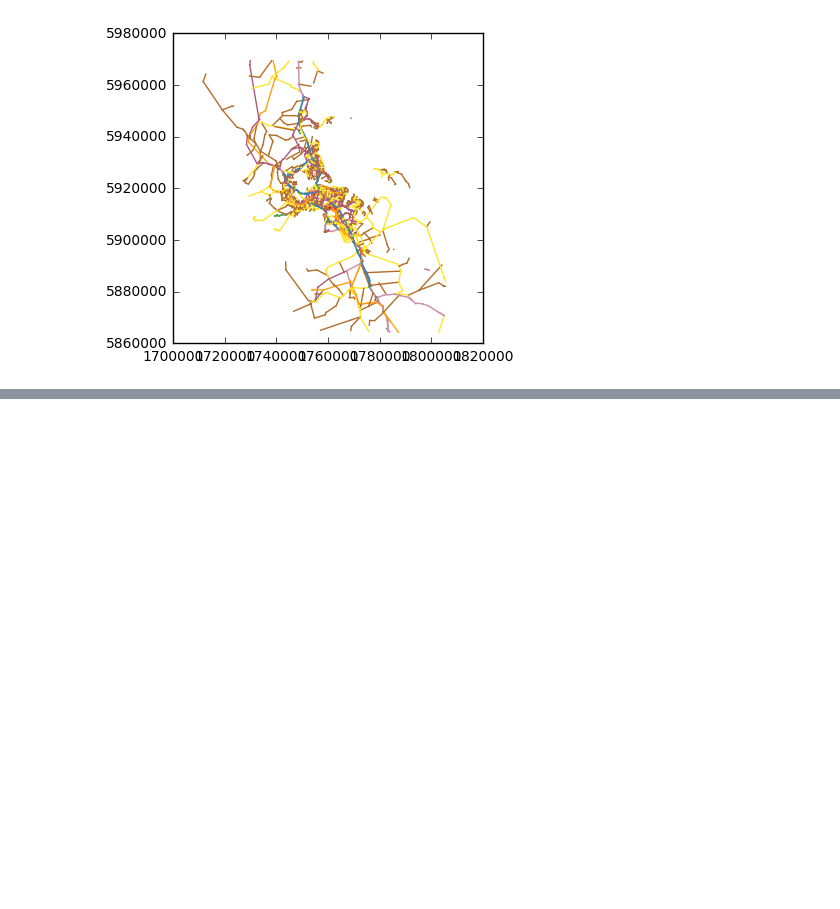
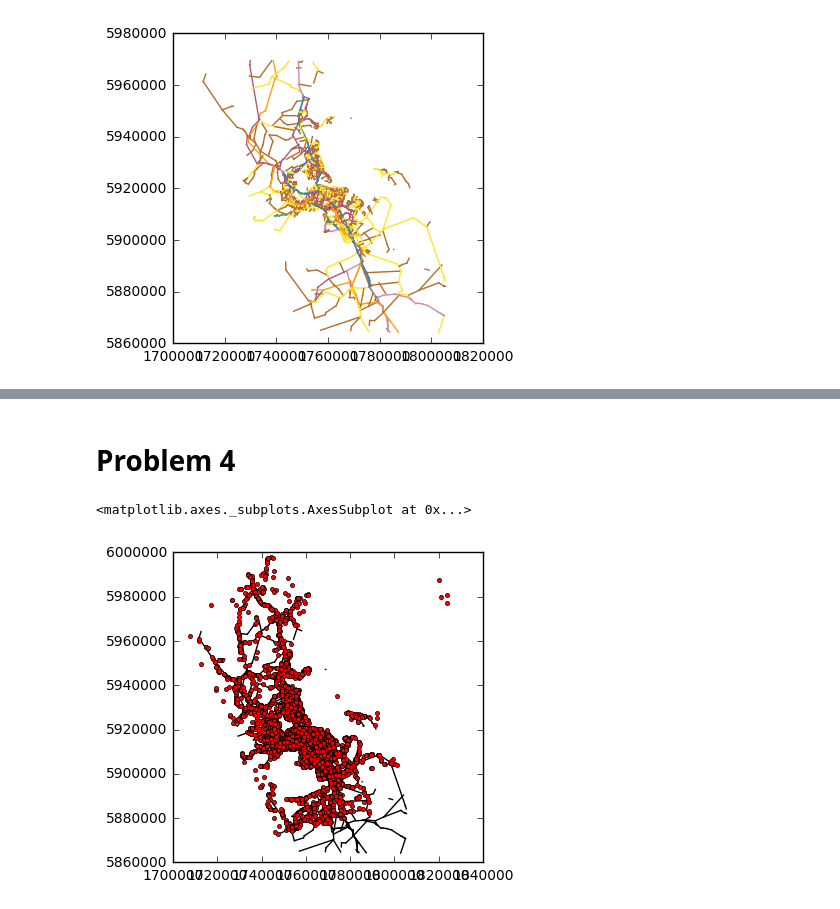
Before and after one commit to araichev/pyclub, a Jupyter notebook: homework_solutions/homework_05_solutions.ipynb, the cells around one changed output, grey strips where cells are left out. Drawn from its saved outputs; the diff is of its cells as text; code cells hidden in the pictures; blank space fills up the shorter version.

```diff
--- a/homework_solutions/homework_05_solutions.ipynb
+++ b/homework_solutions/homework_05_solutions.ipynb
@@ -39,0 +130,10 @@ roads.plot(column='type')
+# %% [markdown]
+# Problem 4
+# %%
+# Plot crashes on roads
+
+base = roads.plot(color='black')
+crashes.plot(ax=base, marker='o', color='red', markersize=3)
+# %% [output]
+<matplotlib.axes._subplots.AxesSubplot at 0x...>
+[figure, added]
```
Also changed, not shown: parts of 15 cells of this notebook, 7 other files.
